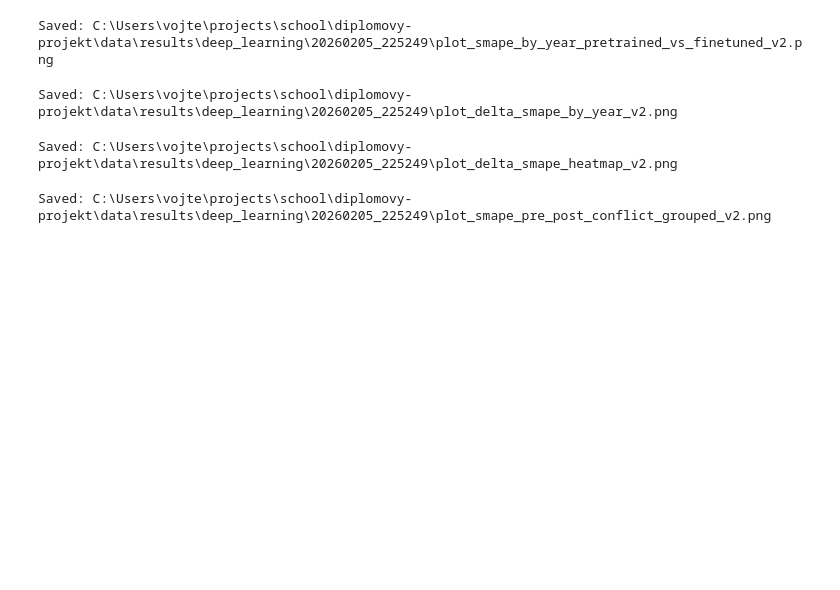
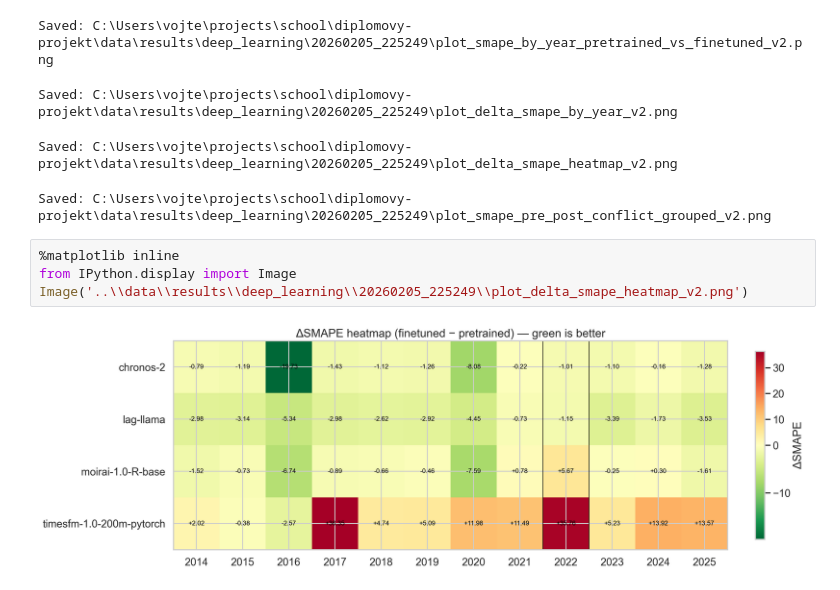
Before and after one commit to SLI0124/diplomovy-projekt, a Jupyter notebook: notebooks/deep_learning.ipynb, the cells around one changed output. Saved outputs shown, nothing was run; the diff lists cells and outputs as text; blank space fills up the shorter version.

Commit message:
fix: absolutely horrendous fix with plots but it works

```diff
--- a/notebooks/deep_learning.ipynb
+++ b/notebooks/deep_learning.ipynb
@@ -1838,3 +1835,9 @@ Saved: C:\Users\vojte\projects\school\diplomovy-projekt\data\results\deep_learni
 Saved: C:\Users\vojte\projects\school\diplomovy-projekt\data\results\deep_learning\20260205_225249\plot_delta_smape_by_year_v2.png
 Saved: C:\Users\vojte\projects\school\diplomovy-projekt\data\results\deep_learning\20260205_225249\plot_delta_smape_heatmap_v2.png
 Saved: C:\Users\vojte\projects\school\diplomovy-projekt\data\results\deep_learning\20260205_225249\plot_smape_pre_post_conflict_grouped_v2.png
+# %%
+%matplotlib inline
+from IPython.display import Image
+Image('..\\data\\results\\deep_learning\\20260205_225249\\plot_delta_smape_heatmap_v2.png')
+# %% [output]
+[figure, added]
```
Also changed, not shown: parts of 6 cells of this notebook.
